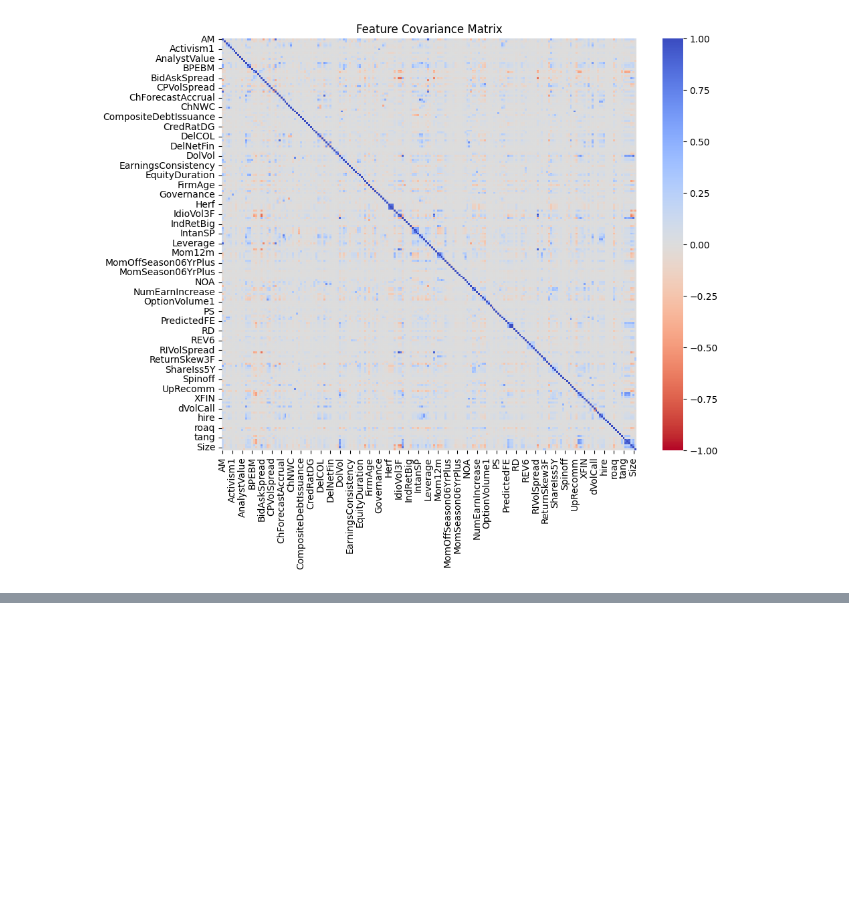
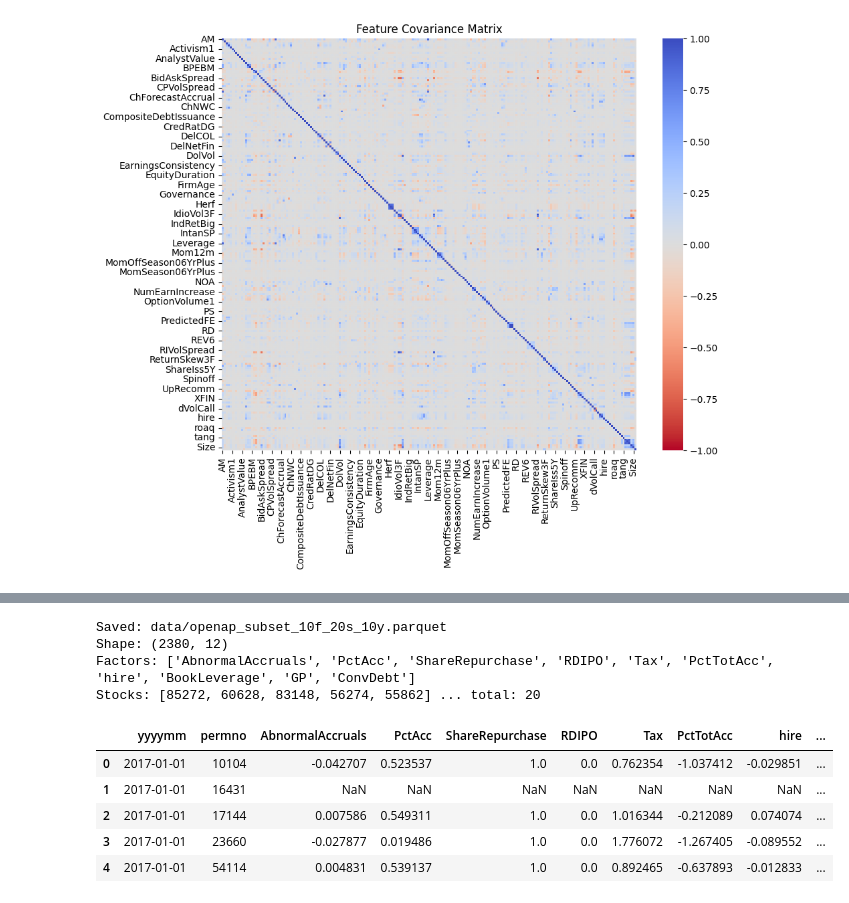
Before and after one commit to arshdeep11112000/TheVirtueOfComplexity_PaperReplication_Experimentation-master, a Jupyter notebook: notebooks/expermint_ppp.ipynb, the cells around one changed output, grey strips where cells are left out. Saved outputs shown, nothing was run; the diff lists cells and outputs as text; code cells hidden in the pictures; blank space fills up the shorter version.

Commit message:
Added few lines of code to get a bit of cross sectional data

```diff
--- a/notebooks/expermint_ppp.ipynb
+++ b/notebooks/expermint_ppp.ipynb
@@ -143,3 +126,23 @@ from src.config import (
 TRAIN_WINDOW = DEFAULT_TRAIN_WINDOW  # Number of observations in training window (T)
 gammas = GAMMA_VALUES  # RFF bandwidth parameters
 z_values = list(np.logspace(*Z_VALUES_RANGE))  # Ridge regularization values
+# %%
+import sys
+from pathlib import Path
+
+# Ensure project root (folder that contains src/) is on path
+ROOT = Path.cwd()
+if not (ROOT / "src").exists():
+    # if notebook is in notebooks/, go up one level
+    ROOT = ROOT.parent
+sys.path.insert(0, str(ROOT))
+
+from src import dl_openap_subset
+
+
+subset, factors, stocks = dl_openap_subset(
+    n_factors=10,
+    n_stocks=20,
+    n_years=10,
+    target_col="excess_ret",  # uses abs correlation with this target
+)
@@ -145,0 +158,18 @@ z_values = list(np.logspace(*Z_VALUES_RANGE))  # Ridge regularization values
+# %%
+subset.to_parquet("../data/openap_subset_10f_20s_10y.parquet", index=False)
+print("Saved:", out_path)
+print("Shape:", subset.shape)
+print("Factors:", factors)
+print("Stocks:", stocks[:5], "... total:", len(stocks))
+subset.head()
+# %% [output]
+Saved: data/openap_subset_10f_20s_10y.parquet
+Shape: (2380, 12)
+Factors: ['AbnormalAccruals', 'PctAcc', 'ShareRepurchase', 'RDIPO', 'Tax', 'PctTotAcc', 'hire', 'BookLeverage', 'GP', 'ConvDebt']
+Stocks: [85272, 60628, 83148, 56274, 55862] ... total: 20
+|  | yyyymm | permno | AbnormalAccruals | PctAcc | ShareRepurchase | RDIPO | Tax | PctTotAcc | hire | ... |
+| 0 | 2017-01-01 | 10104 | -0.042707 | 0.523537 | 1.0 | 0.0 | 0.762354 | -1.037412 | -0.029851 | ... |
+| 1 | 2017-01-01 | 16431 | NaN | NaN | NaN | NaN | NaN | NaN | NaN | ... |
+| 2 | 2017-01-01 | 17144 | 0.007586 | 0.549311 | 1.0 | 0.0 | 1.016344 | -0.212089 | 0.074074 | ... |
+| 3 | 2017-01-01 | 23660 | -0.027877 | 0.019486 | 1.0 | 0.0 | 1.776072 | -1.267405 | -0.089552 | ... |
+| 4 | 2017-01-01 | 54114 | 0.004831 | 0.539137 | 1.0 | 0.0 | 0.892465 | -0.637893 | -0.012833 | ... |
```
Also changed, not shown: parts of 4 cells of this notebook, 1 other file.
